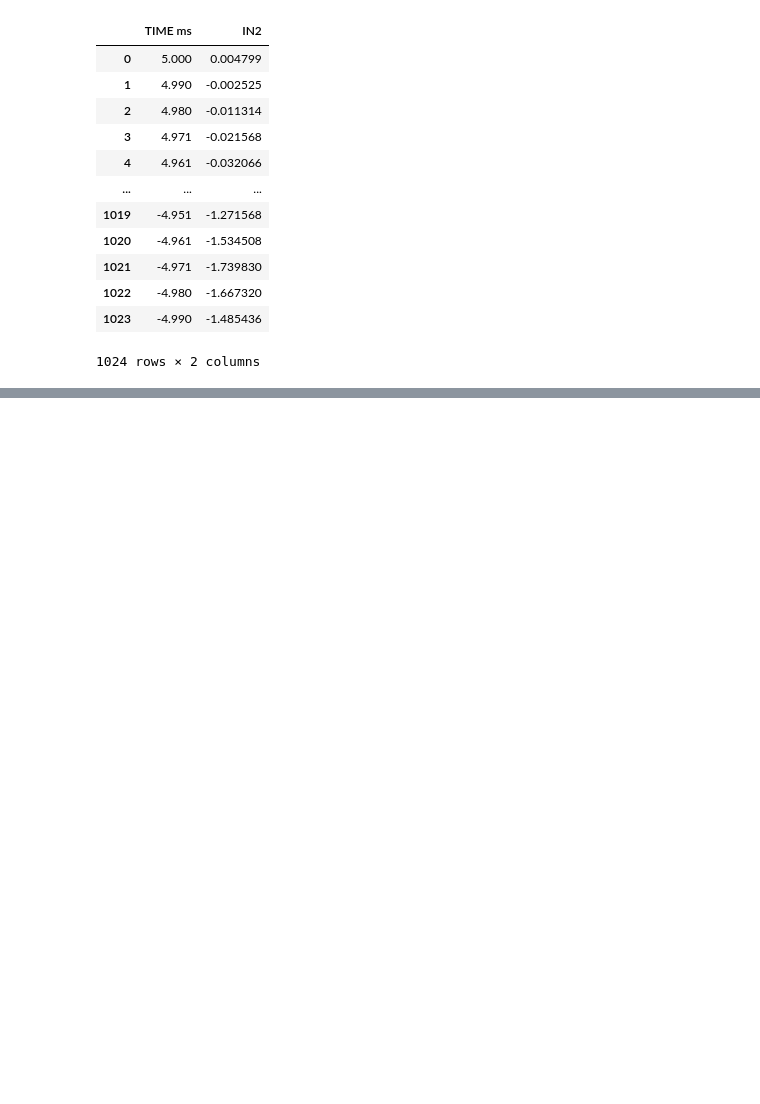
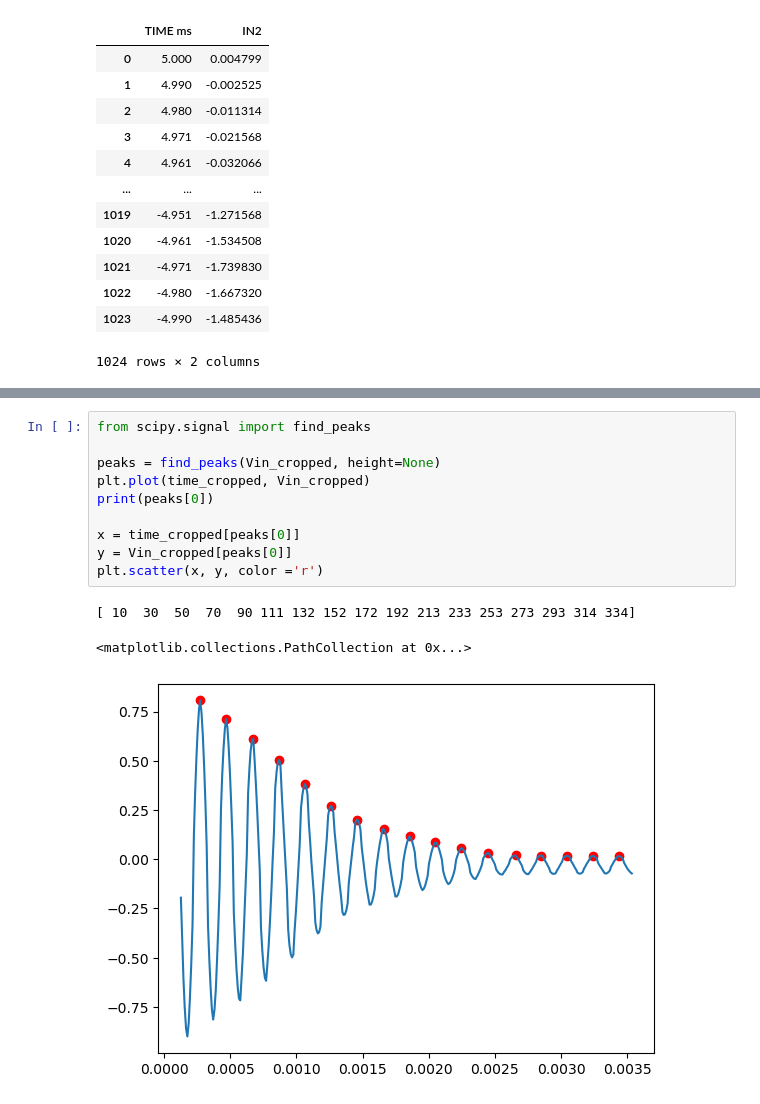
Before and after one commit to delavayan/Experiance-4-Phys-exp, a Jupyter notebook: TP RLC - Camille & Klara.ipynb, the cells around one changed output, grey strips where cells are left out. Drawn from its saved outputs; the diff is of its cells as text; blank space fills up the shorter version.

```diff
--- a/TP RLC - Camille & Klara.ipynb
+++ b/TP RLC - Camille & Klara.ipynb
@@ -295,0 +416,14 @@ print(alpha)
+# %%
+from scipy.signal import find_peaks
+
+peaks = find_peaks(Vin_cropped, height=None)
+plt.plot(time_cropped, Vin_cropped)
+print(peaks[0])
+
+x = time_cropped[peaks[0]]
+y = Vin_cropped[peaks[0]]
+plt.scatter(x, y, color ='r')
+# %% [output]
+[ 10  30  50  70  90 111 132 152 172 192 213 233 253 273 293 314 334]
+<matplotlib.collections.PathCollection at 0x...>
+[figure, added]
```
Also changed, not shown: parts of 16 cells of this notebook, 3 other files.
